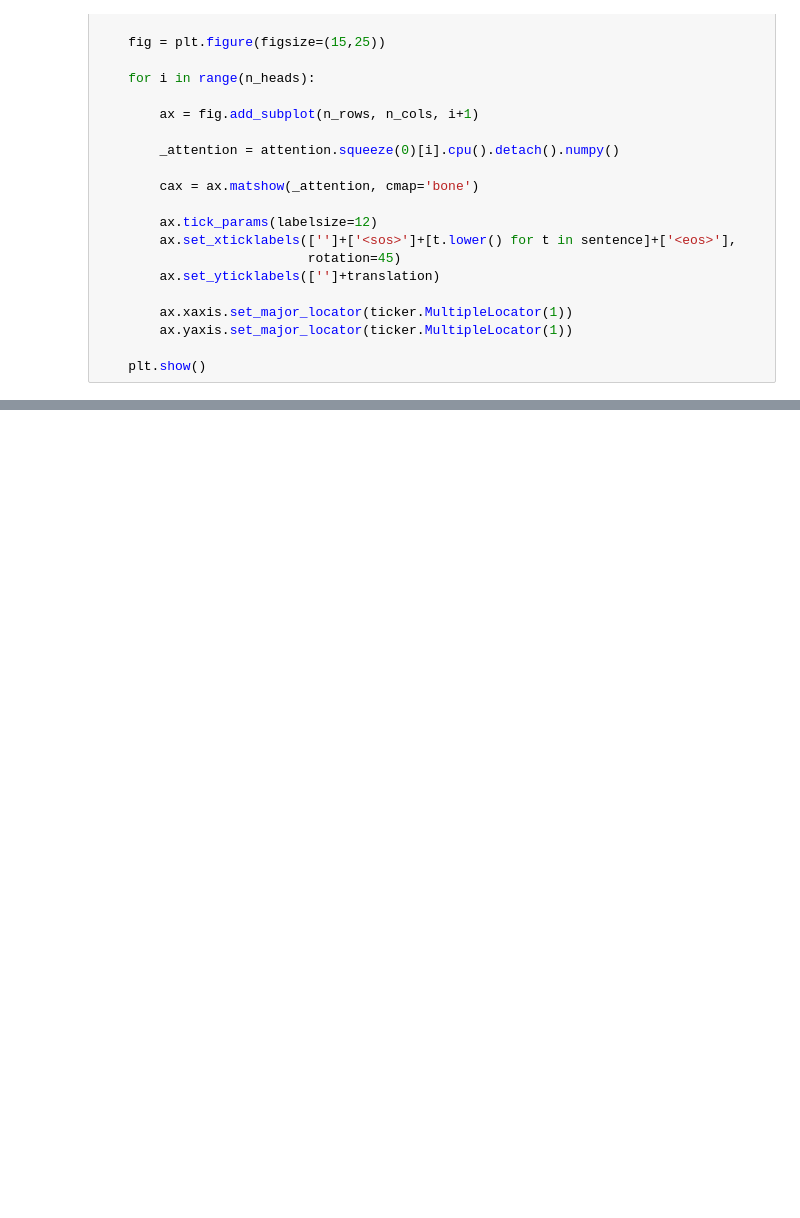
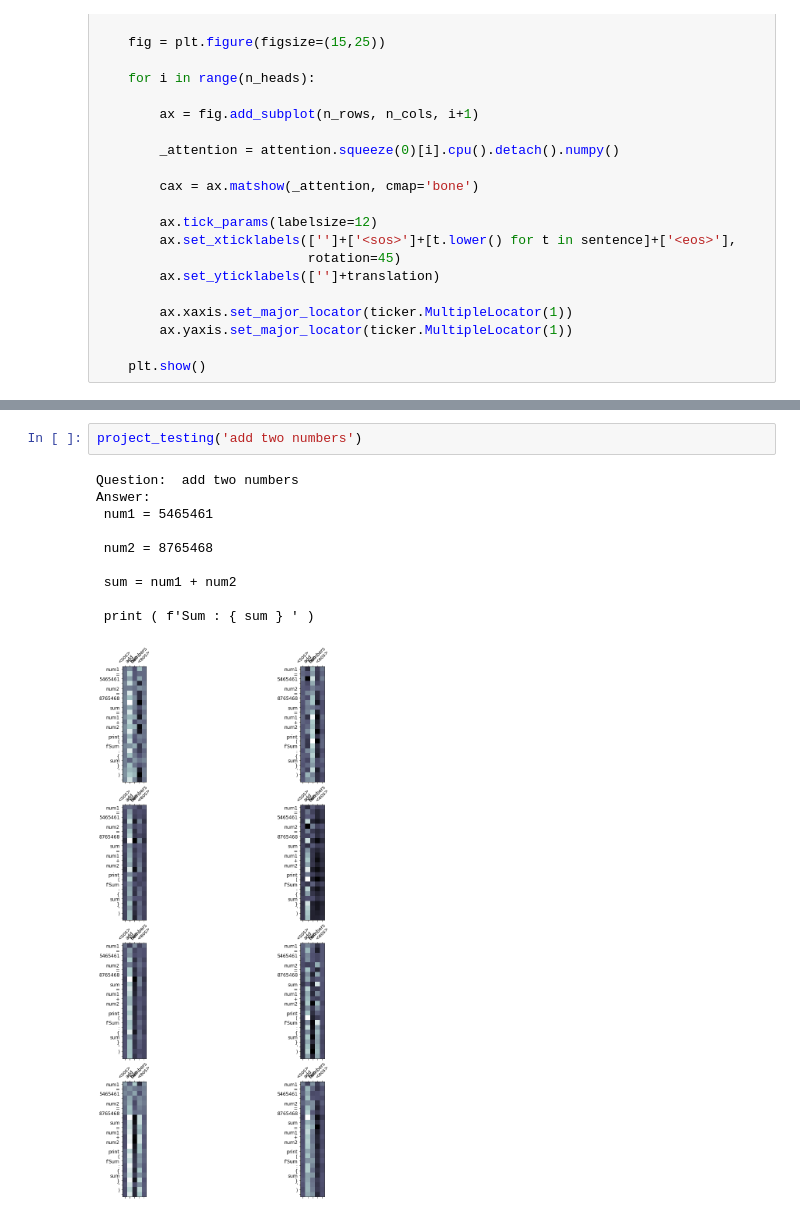
Before and after one commit to paishowstopper/TSAI, a Jupyter notebook: Capstone/END_Capstone.ipynb, the cells around one changed output, grey strips where cells are left out. Saved outputs shown, nothing was run; the diff lists cells and outputs as text; blank space fills up the shorter version.

```diff
--- a/Capstone/END_Capstone.ipynb
+++ b/Capstone/END_Capstone.ipynb
@@ -926,0 +681,13 @@ Enter text:reverse a string
+# %%
+project_testing('add two numbers')
+# %% [output]
+Question:  add two numbers
+Answer:
+ num1 = 5465461
+
+ num2 = 8765468
+
+ sum = num1 + num2
+
+ print ( f'Sum : { sum } ' )
+[figure, added]
```
Also changed, not shown: parts of 90 cells of this notebook.
